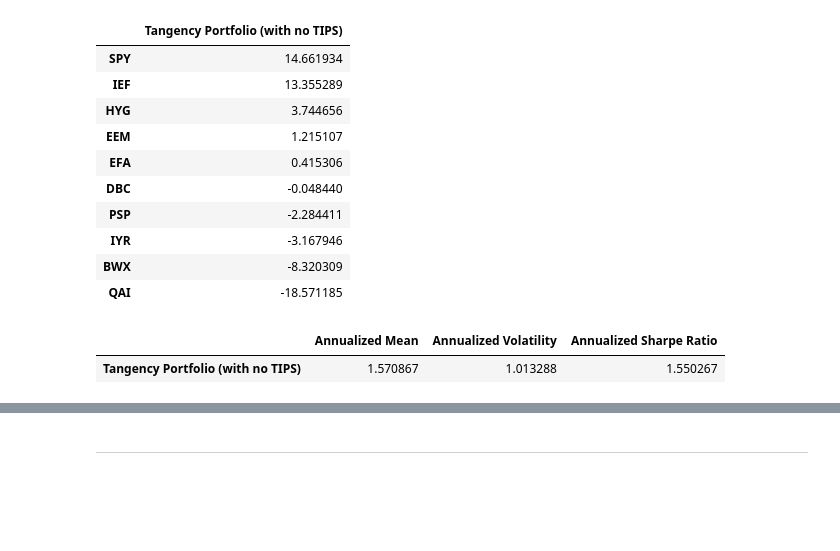
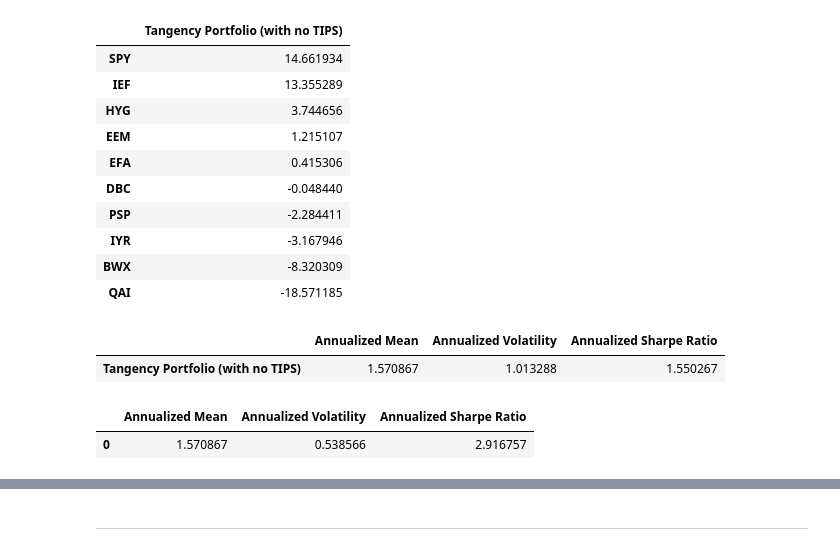
Before and after one commit to elliottgordon/finm-25000-a4-repository, a Jupyter notebook: hw1/Elliott_Homework_1.ipynb, the cells around one changed output, grey strips where cells are left out. Drawn from its saved outputs; the diff is of its cells as text; code cells hidden in the pictures; blank space fills up the shorter version.

```diff
--- a/hw1/Elliott_Homework_1.ipynb
+++ b/hw1/Elliott_Homework_1.ipynb
@@ -366,4 +418,25 @@ Tangency Portfolio Weights:
 | QAI | -18.571185 |
 |  | Annualized Mean | Annualized Volatility | Annualized Sharpe Ratio |
 | Tangency Portfolio (with no TIPS) | 1.570867 | 1.013288 | 1.550267 |
+# %%
+# Dropped TIPS alternative strategy:
+
+dropped_tips_df = excess_returns_df.drop(columns=['TIP'])
+
+metrics_no_tips = performance_summary(dropped_tips_df).sort_values('Annualized Sharpe Ratio',
+                                                                   ascending=False)
+
+wtan_no_tip = tan_portfolio_weights(dropped_tips_df,
+                                    'Tangency Portfolio (with no TIPS)')["Tangency Portfolio (with "
+                                    "no TIPS)"]
+
+wtan_no_tip = pd.merge(metrics_no_tips,
+                       wtan_no_tip,
+                       left_index=True,
+                       right_index=True)
+
+tan_metrics(dropped_tips_df, wtan_no_tip).head()
+# %% [output]
+|  | Annualized Mean | Annualized Volatility | Annualized Sharpe Ratio |
+| 0 | 1.570867 | 0.538566 | 2.916757 |
 # %% [markdown]
```
Also changed, not shown: parts of 19 cells of this notebook.
